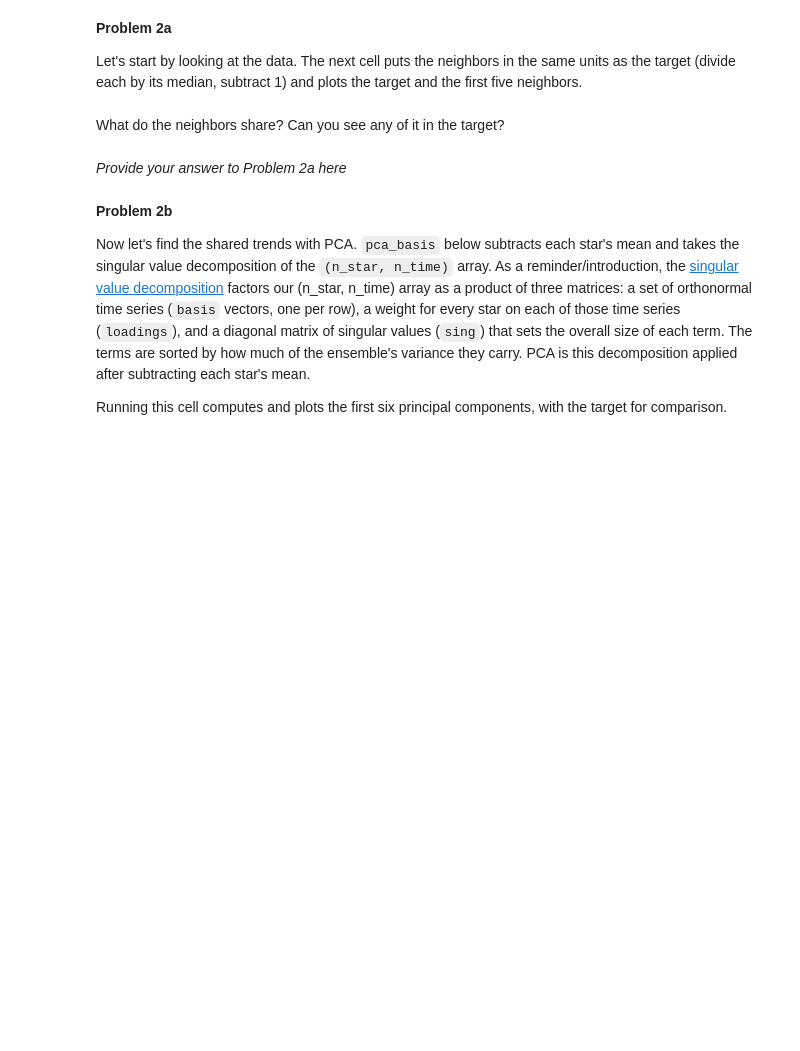
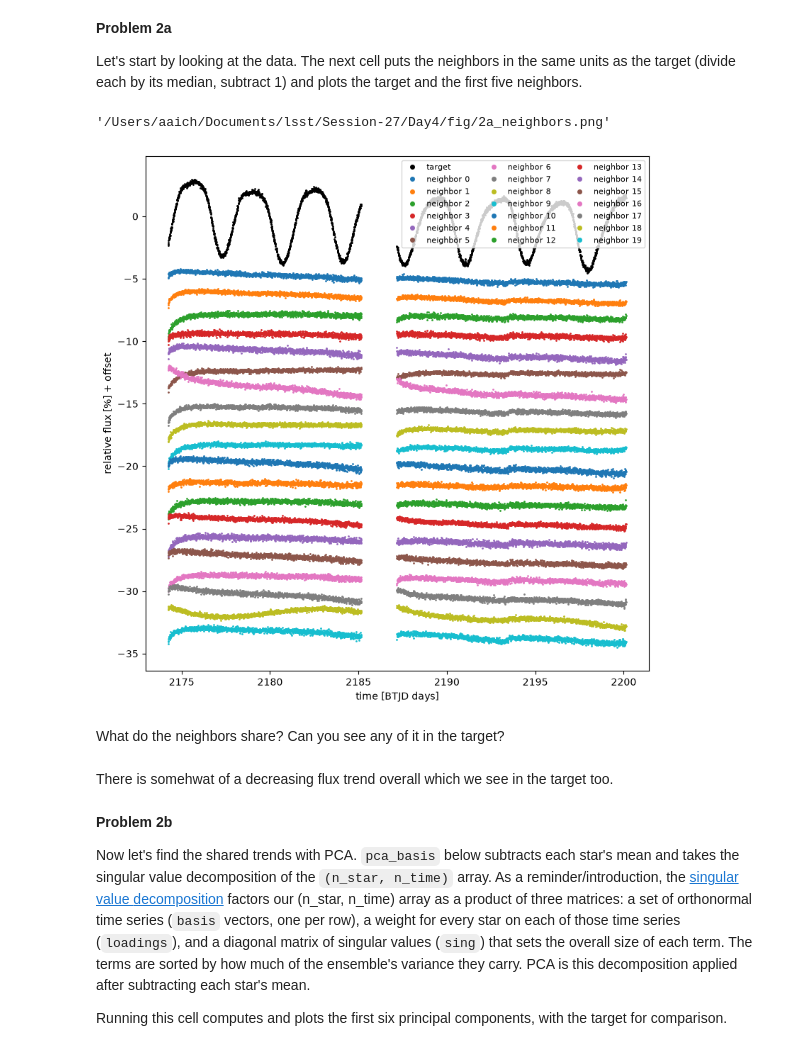
Before and after one commit to pyaritra/Session-27, a Jupyter notebook: Day4/PhotometryAndCotrending.ipynb, the cells around one changed output. Cells and saved outputs as stored; diff of their text form; code cells hidden in the pictures; blank space fills up the shorter version.

```diff
--- a/Day4/PhotometryAndCotrending.ipynb
+++ b/Day4/PhotometryAndCotrending.ipynb
@@ -311,21 +349,24 @@ plots the target and the first five neighbors.
 # %%
 # execute this cell
 nbr_rel = nbr / np.median(nbr, axis=1, keepdims=True) - 1
 
 fig, ax = plt.subplots(figsize=(8, 8))
 ax.plot(t, 100 * y, "k.", ms=2, label="target")
-for i in range(5):
+for i in range(20):
     ax.plot(t, 100 * nbr_rel[i] - 5 - 1.5 * i, ".", ms=2,
             label=f"neighbor {i}")
 ax.set_ylabel("relative flux [%] + offset")
 ax.set_xlabel("time [BTJD days]")
 ax.legend(loc="upper right", ncol=3, fontsize=8, markerscale=4)
 fig.tight_layout()
 px.savefig(fig, "2a_neighbors")
+# %% [output]
+'/Users/aaich/Documents/lsst/Session-27/Day4/fig/2a_neighbors.png'
+[figure, added]
 # %% [markdown]
 What do the neighbors share? Can you see any of it in the target?
 # %% [markdown]
-*Provide your answer to Problem 2a here*
+There is somehwat of a decreasing flux trend overall which we see in the target too.
 # %% [markdown]
 **Problem 2b**
 
```
Also changed, not shown: parts of 18 cells of this notebook, 9 other files.
